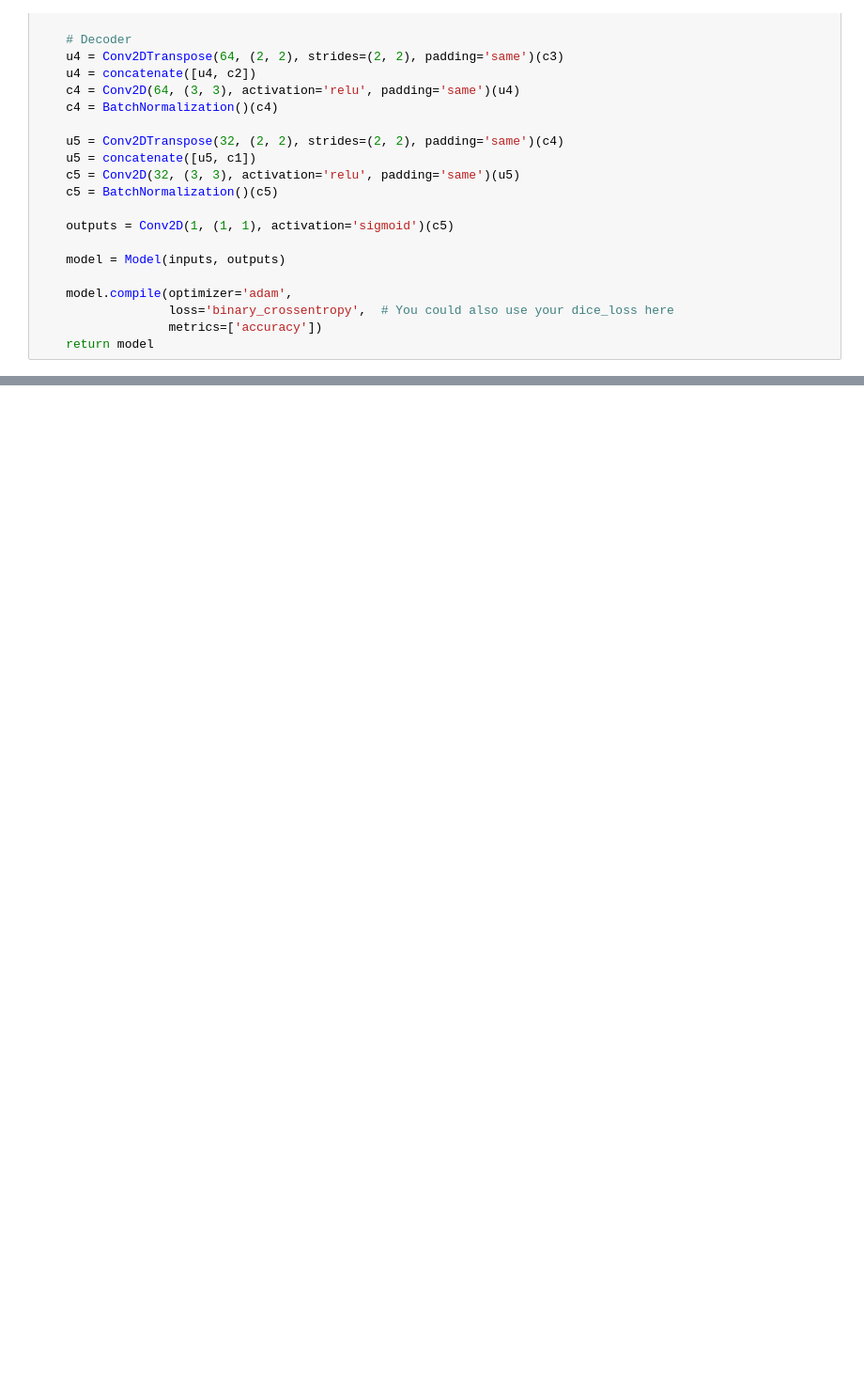
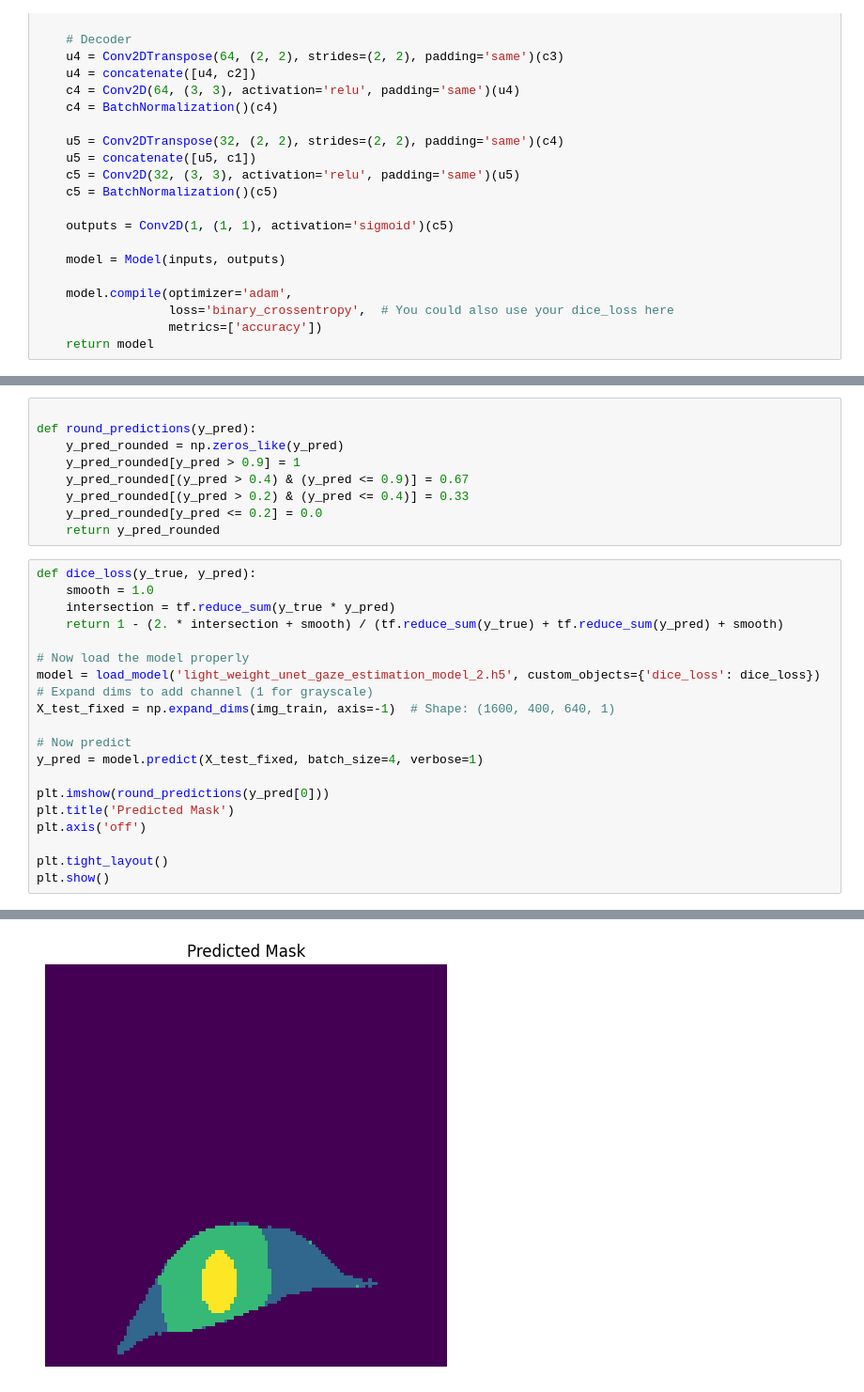
Before and after one commit to yasastharinda9511/GazeEstimation, a Jupyter notebook: gaze_estimation_resizing_and_normalization.ipynb, the cells around one changed output, grey strips where cells are left out. Shown: that part at 94% size. Drawn from its saved outputs; the diff is of its cells as text; blank space fills up the shorter version.

```diff
--- a/gaze_estimation_resizing_and_normalization.ipynb
+++ b/gaze_estimation_resizing_and_normalization.ipynb
@@ -274,0 +271,30 @@ TypeError: this __dict__ descriptor does not support '_DictWrapper' objects
+# %%
+
+def round_predictions(y_pred):
+    y_pred_rounded = np.zeros_like(y_pred)
+    y_pred_rounded[y_pred > 0.9] = 1
+    y_pred_rounded[(y_pred > 0.4) & (y_pred <= 0.9)] = 0.67
+    y_pred_rounded[(y_pred > 0.2) & (y_pred <= 0.4)] = 0.33
+    y_pred_rounded[y_pred <= 0.2] = 0.0
+    return y_pred_rounded
+# %%
+def dice_loss(y_true, y_pred):
+    smooth = 1.0
+    intersection = tf.reduce_sum(y_true * y_pred)
+    return 1 - (2. * intersection + smooth) / (tf.reduce_sum(y_true) + tf.reduce_sum(y_pred) + smooth)
+
+# Now load the model properly
+model = load_model('light_weight_unet_gaze_estimation_model_2.h5', custom_objects={'dice_loss': dice_loss})
+# Expand dims to add channel (1 for grayscale)
+X_test_fixed = np.expand_dims(img_train, axis=-1)  # Shape: (1600, 400, 640, 1)
+
+# Now predict
+y_pred = model.predict(X_test_fixed, batch_size=4, verbose=1)
+
+plt.imshow(round_predictions(y_pred[0]))
+plt.title('Predicted Mask')
+plt.axis('off')
+
+plt.tight_layout()
+plt.show()
+# %% [output]
@@ -274,0 +303 @@ TypeError: this __dict__ descriptor does not support '_DictWrapper' objects
+[figure, added]
```
Also changed, not shown: parts of 11 cells of this notebook, 6 other files.
